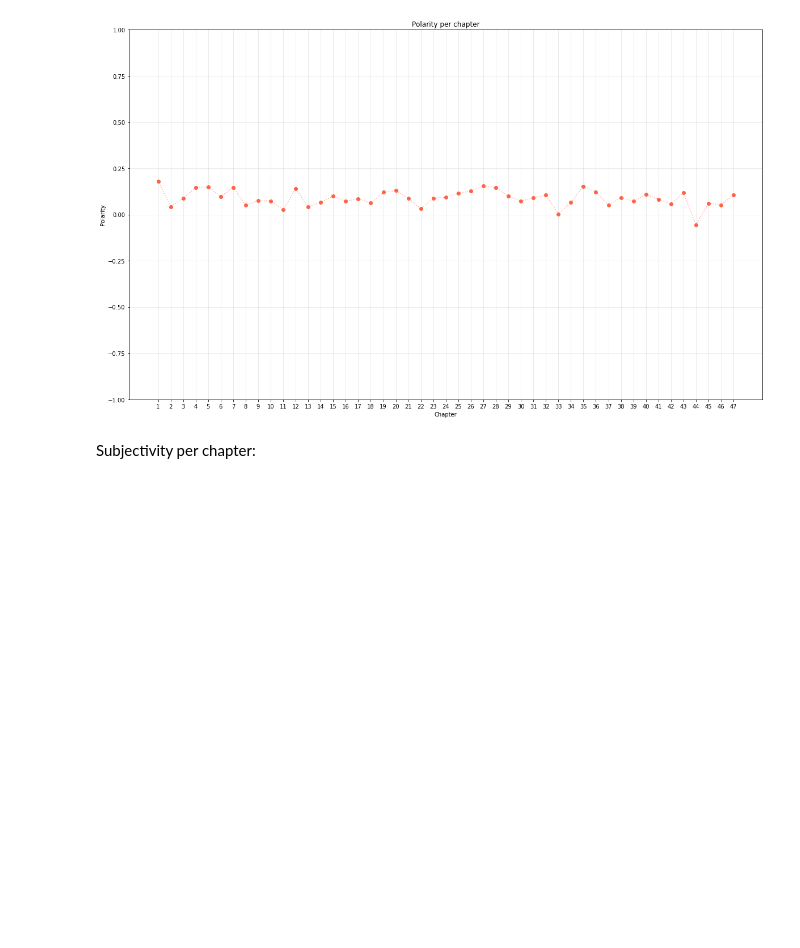
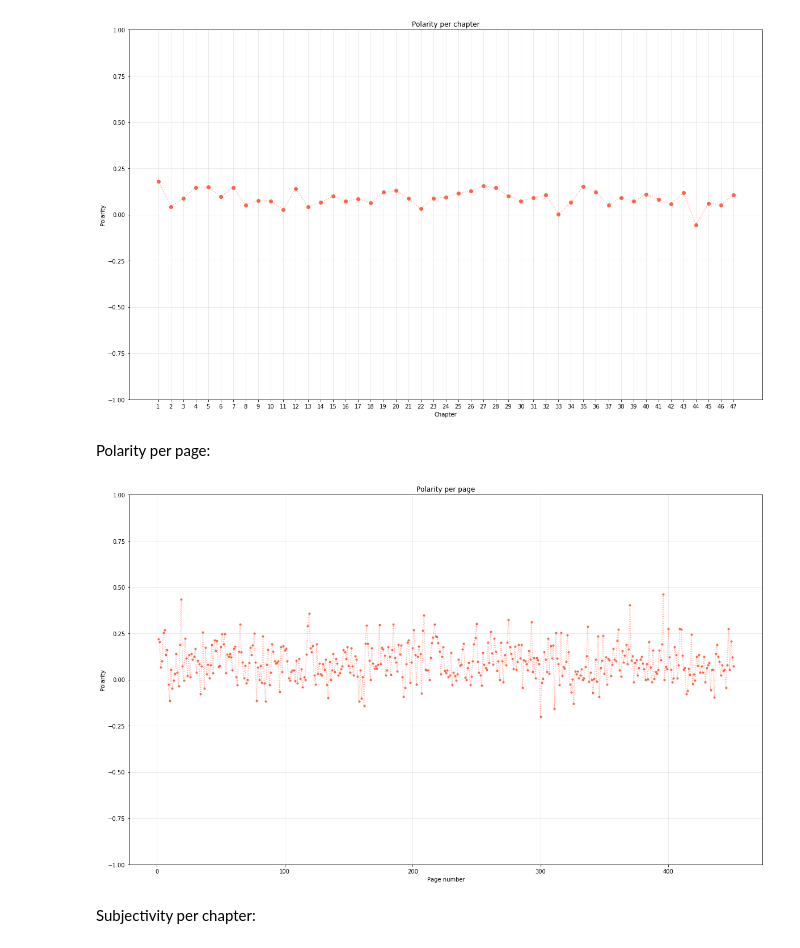
Before and after one commit to Nummulit/unstructured-data, a Jupyter notebook: assignment5/Novel analysis.ipynb, the cells around one changed output. Cells and saved outputs as stored; diff of their text form; code cells hidden in the pictures; blank space fills up the shorter version.

```diff
--- a/assignment5/Novel analysis.ipynb
+++ b/assignment5/Novel analysis.ipynb
@@ -191,2 +255,10 @@ for chapter in chapters_blobs:
+# %%
+pages_blobs = [textblob.TextBlob(page) for page in pages]
+pages_polarity = []
+pages_subjectivity = []
+for page in pages_blobs:
+    sentiment = page.sentiment
+    pages_polarity.append(sentiment.polarity)
+    pages_subjectivity.append(sentiment.subjectivity)
 # %% [markdown]
 Polarity per chapter:
@@ -195 +265,4 @@ _domain = range(1, 48)
+# %%
+chapters_domain = range(1, len(chapters) + 1)
+pages_domain = range(1, len(pages) + 1)
 # %%
@@ -204,6 +277,19 @@ plt.title('Polarity per chapter')
 plt.show()
 # %% [output]
 [figure]
+# %% [markdown]
+Polarity per page:
+# %%
+plt.plot(pages_domain, pages_polarity, '.', color='tomato')
+plt.plot(pages_domain, pages_polarity, ':', color='tomato', alpha=0.5)
+plt.grid(alpha=0.3)
+plt.ylim([-1, 1])
+plt.xlabel('Page number')
+plt.ylabel('Polarity')
+plt.title('Polarity per page')
+plt.show()
+# %% [output]
+[figure, added]
 # %% [markdown]
 Subjectivity per chapter:
 # %%
```
Also changed, not shown: parts of 24 cells of this notebook.
